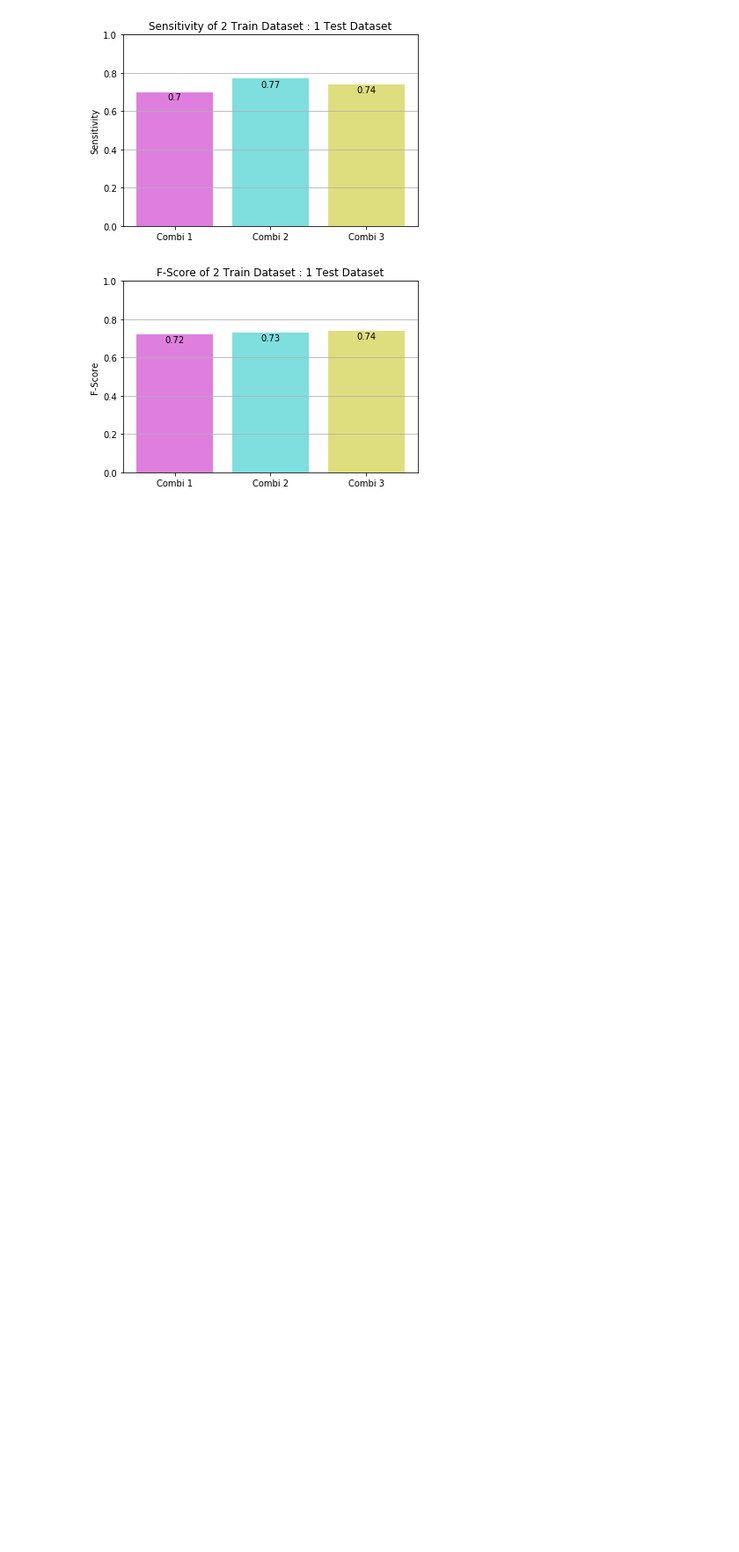
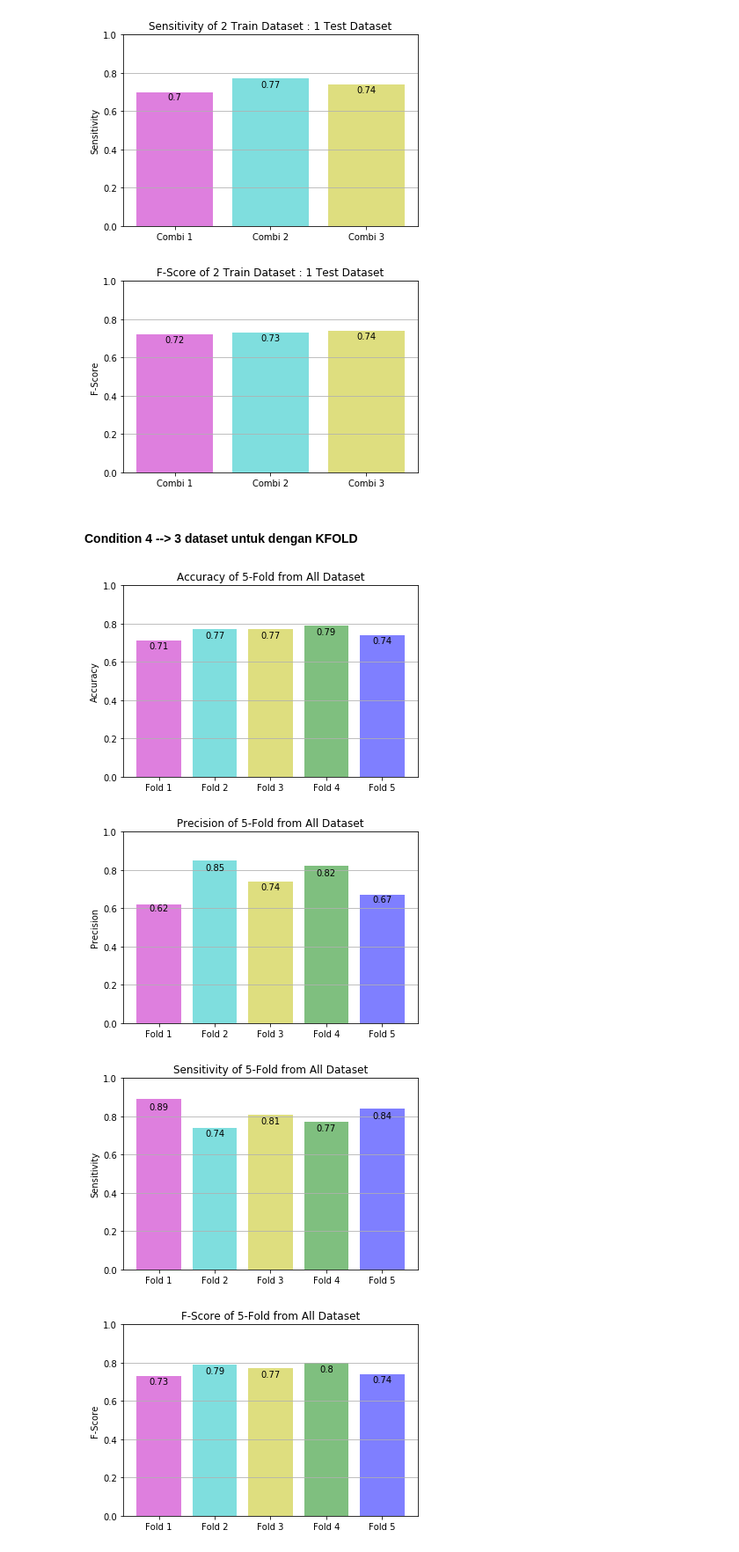
Before and after one commit to thomaswb12/Naive-Bayes-Sentiment-Analysis, a Jupyter notebook: naive_bayes.ipynb, the cells around one changed output. Shown at 88% size. Cells and saved outputs as stored; diff of their text form; code cells hidden in the pictures; blank space fills up the shorter version.

Commit message:
[ENHANCEMENT] 3 dataset untuk dengan KFOLD

```diff
--- a/naive_bayes.ipynb
+++ b/naive_bayes.ipynb
@@ -217,3 +217,33 @@ create_bar_chart(fscore_list, materials, 'F-Score', 'F-Score of 2 Train Dataset
 [figure]
 [figure]
 [figure]
+# %% [markdown]
+#### Condition 4 --> 3 dataset untuk dengan KFOLD
+# %%
+combine_data = data[0].append(data[1]).append(data[2])
+X = combine_data['feature'].values
+Y = combine_data['sentiment'].values
+kf = KFold(n_splits=5)
+accuracy_list = []
+precision_list = []
+sensitivity_list = []
+fscore_list = []
+materials = ['Fold ' + str(i+1) for i in range(5)]
+for train, test in kf.split(X):
+    classifier = naivebayes.NaiveBayesClassifier.train(np.concatenate((X[train].reshape(-1,1), Y[train].reshape(-1,1)), axis=1))
+    predicted = classifier.classify_many(X[test])
+    accuracy_list.append(round(accuracy_score(Y[test], predicted), 2))
+    precision_list.append(round(precision_score(Y[test], predicted), 2))
+    sensitivity_list.append(round(recall_score(Y[test], predicted), 2))
+    fscore_list.append(round(f1_score(Y[test], predicted), 2))
+
+# create bar chart for K-Fold
+create_bar_chart(accuracy_list, materials, 'Accuracy', 'Accuracy of 5-Fold from All Dataset')
+create_bar_chart(precision_list, materials, 'Precision', 'Precision of 5-Fold from All Dataset')
+create_bar_chart(sensitivity_list, materials, 'Sensitivity', 'Sensitivity of 5-Fold from All Dataset')
+create_bar_chart(fscore_list, materials, 'F-Score', 'F-Score of 5-Fold from All Dataset')
+# %% [output]
+[figure, added]
+[figure, added]
+[figure, added]
+[figure, added]
```
